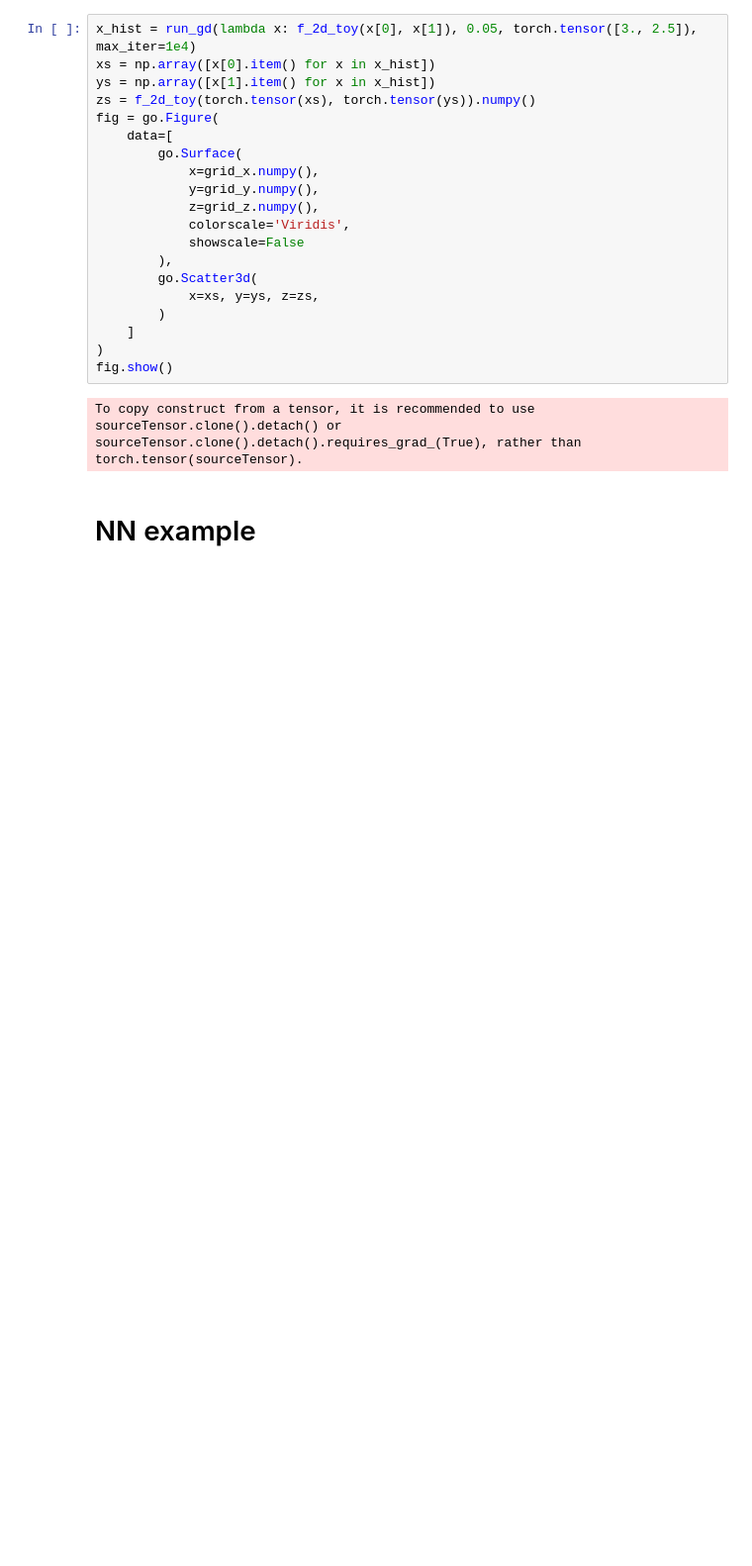
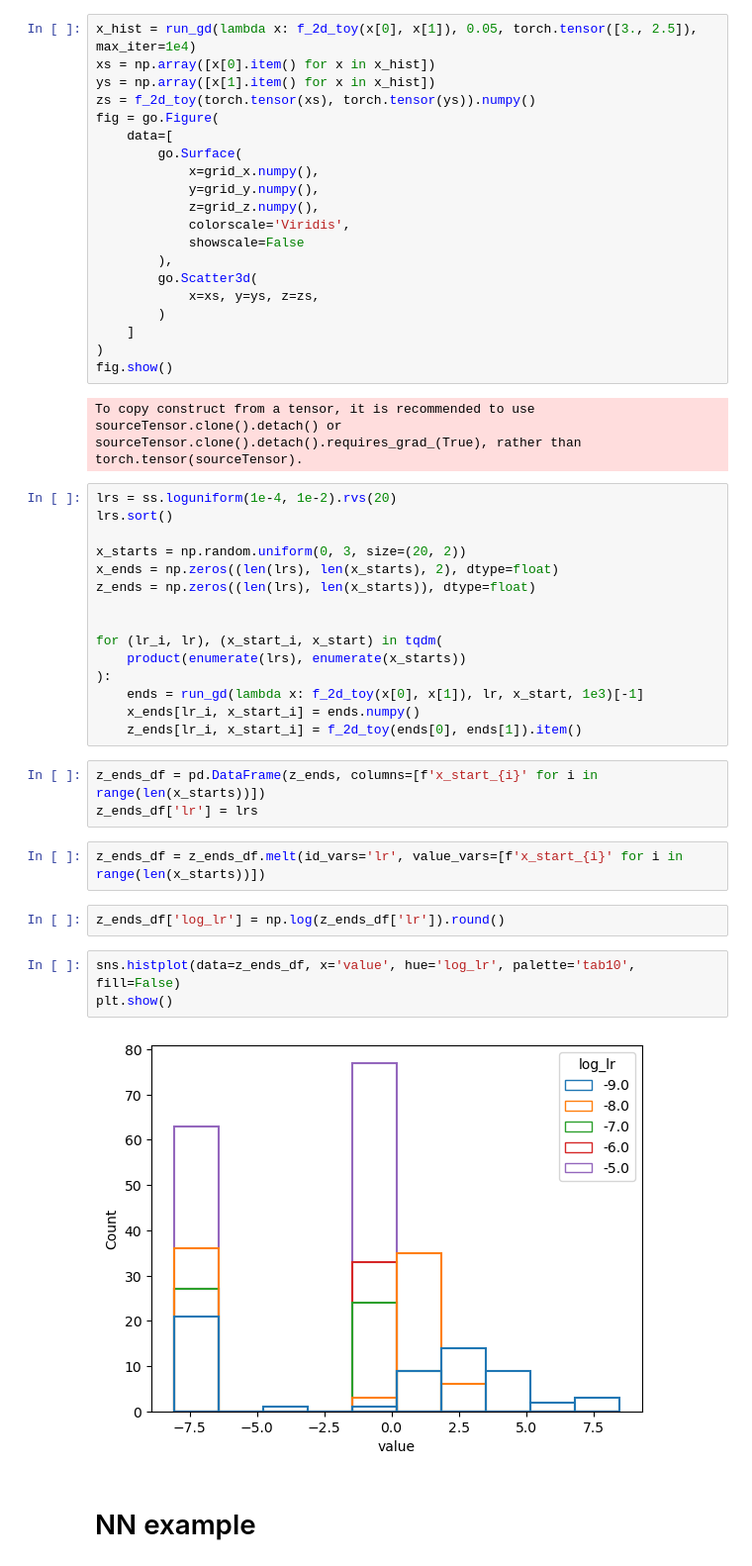
Before and after one commit to grach0v/optimization_large_lr, a Jupyter notebook: experiments/main.ipynb, the cells around one changed output. Shown at 99% size. Saved outputs shown, nothing was run; the diff lists cells and outputs as text; blank space fills up the shorter version.

```diff
--- a/experiments/main.ipynb
+++ b/experiments/main.ipynb
@@ -181,6 +183,33 @@ fig = go.Figure(
 fig.show()
 # %% [output]
 To copy construct from a tensor, it is recommended to use sourceTensor.clone().detach() or sourceTensor.clone().detach().requires_grad_(True), rather than torch.tensor(sourceTensor).
+# %%
+lrs = ss.loguniform(1e-4, 1e-2).rvs(20)
+lrs.sort()
+
+x_starts = np.random.uniform(0, 3, size=(20, 2))
+x_ends = np.zeros((len(lrs), len(x_starts), 2), dtype=float)
+z_ends = np.zeros((len(lrs), len(x_starts)), dtype=float)
+
+
+for (lr_i, lr), (x_start_i, x_start) in tqdm(
+    product(enumerate(lrs), enumerate(x_starts))
+):
+    ends = run_gd(lambda x: f_2d_toy(x[0], x[1]), lr, x_start, 1e3)[-1]
+    x_ends[lr_i, x_start_i] = ends.numpy()
+    z_ends[lr_i, x_start_i] = f_2d_toy(ends[0], ends[1]).item()
+# %%
+z_ends_df = pd.DataFrame(z_ends, columns=[f'x_start_{i}' for i in range(len(x_starts))])
+z_ends_df['lr'] = lrs
+# %%
+z_ends_df = z_ends_df.melt(id_vars='lr', value_vars=[f'x_start_{i}' for i in range(len(x_starts))])
+# %%
+z_ends_df['log_lr'] = np.log(z_ends_df['lr']).round()
+# %%
+sns.histplot(data=z_ends_df, x='value', hue='log_lr', palette='tab10', fill=False)
+plt.show()
+# %% [output]
+[figure, added]
 # %% [markdown]
 # NN example
 # %%
```
Also changed, not shown: parts of 13 cells of this notebook.
